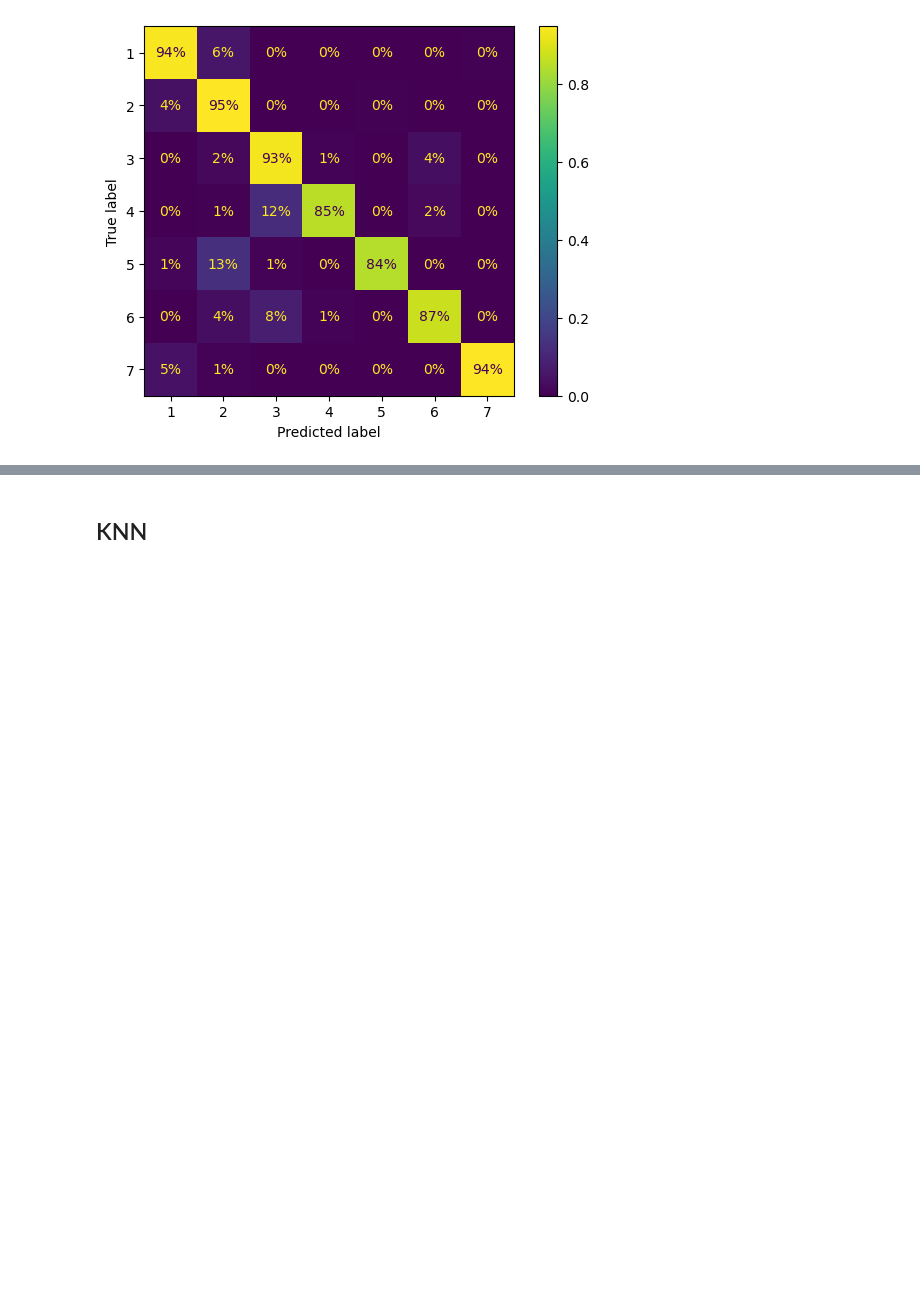
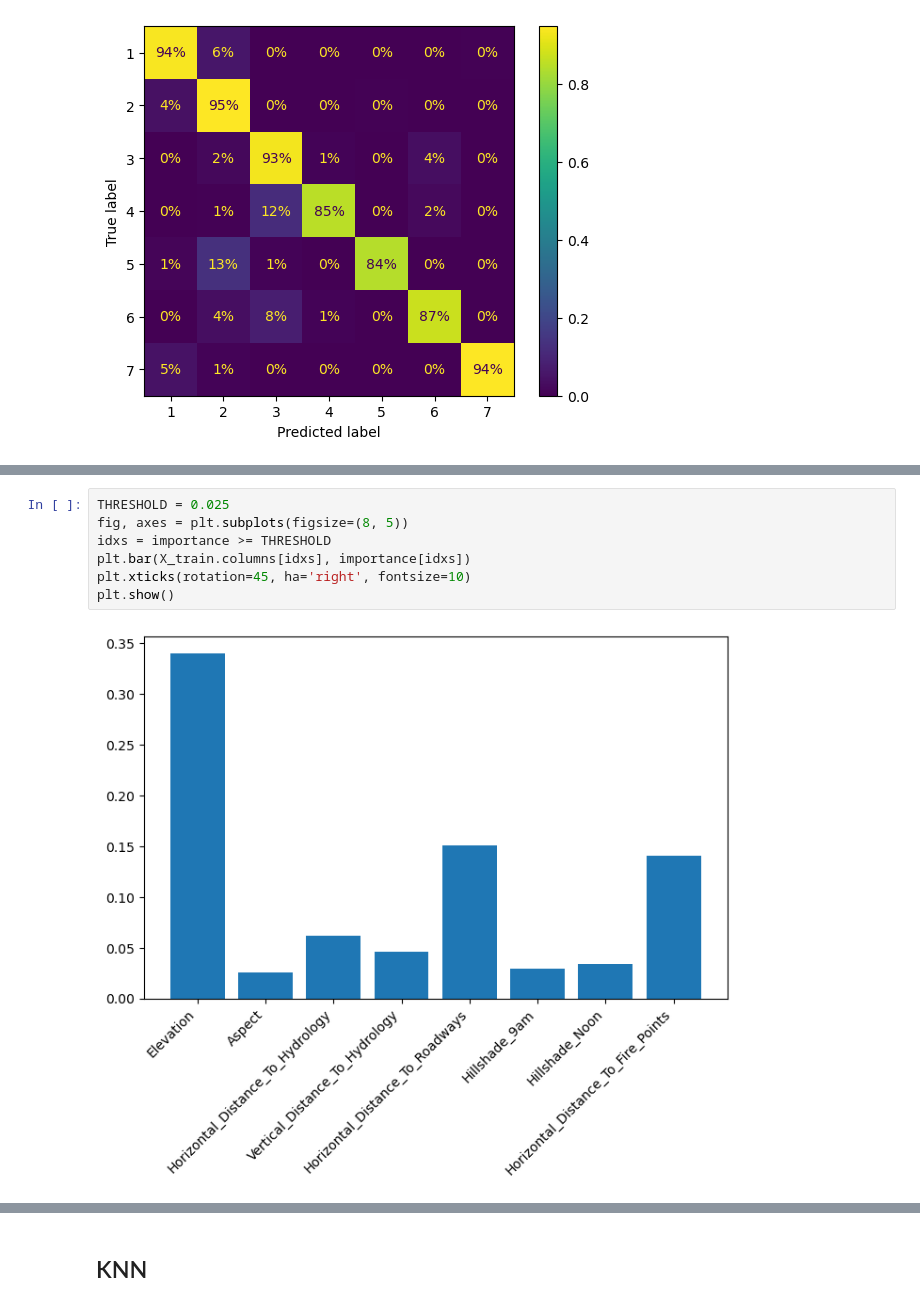
Before and after one commit to FrederickAlmeida/-IF1014-Data-Mining, a Jupyter notebook: Covertype database/models.ipynb, the cells around one changed output, grey strips where cells are left out. Cells and saved outputs as stored; diff of their text form; blank space fills up the shorter version.

```diff
--- a/Covertype database/models.ipynb
+++ b/Covertype database/models.ipynb
@@ -157,0 +168,9 @@ plt.show()
+# %%
+THRESHOLD = 0.025
+fig, axes = plt.subplots(figsize=(8, 5))
+idxs = importance >= THRESHOLD
+plt.bar(X_train.columns[idxs], importance[idxs])
+plt.xticks(rotation=45, ha='right', fontsize=10)
+plt.show()
+# %% [output]
+[figure, added]
```
Also changed, not shown: parts of 5 cells of this notebook.
